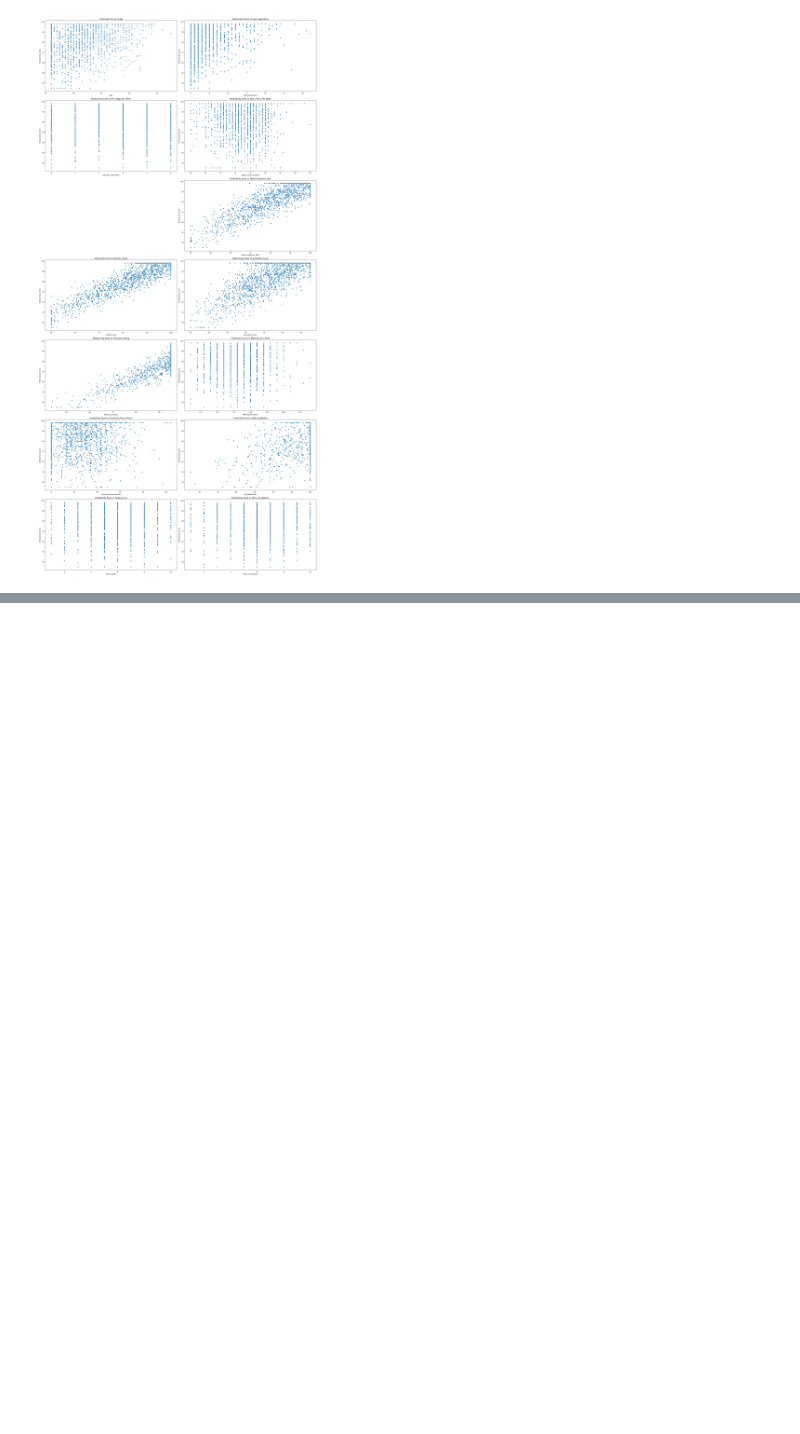
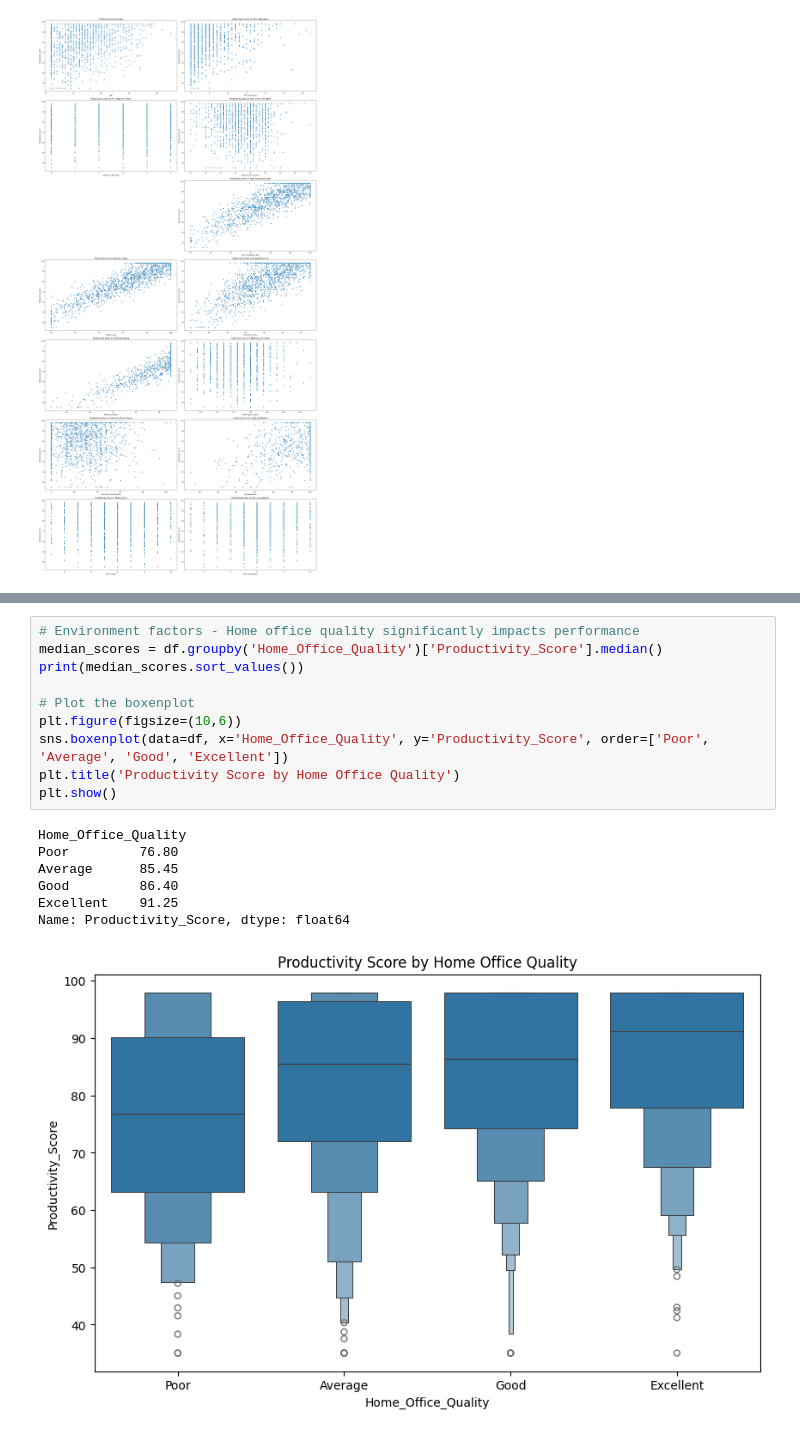
Before and after one commit to EfeDogan/429Project, a Jupyter notebook: new_dataset.ipynb, the cells around one changed output, grey strips where cells are left out. Cells and saved outputs as stored; diff of their text form; blank space fills up the shorter version.

```diff
--- a/new_dataset.ipynb
+++ b/new_dataset.ipynb
@@ -136,0 +175,18 @@ f.tight_layout()
+# %%
+# Environment factors - Home office quality significantly impacts performance
+median_scores = df.groupby('Home_Office_Quality')['Productivity_Score'].median()
+print(median_scores.sort_values())
+
+# Plot the boxenplot
+plt.figure(figsize=(10,6))
+sns.boxenplot(data=df, x='Home_Office_Quality', y='Productivity_Score', order=['Poor', 'Average', 'Good', 'Excellent'])
+plt.title('Productivity Score by Home Office Quality')
+plt.show()
+# %% [output]
+Home_Office_Quality
+Poor         76.80
+Average      85.45
+Good         86.40
+Excellent    91.25
+Name: Productivity_Score, dtype: float64
+[figure, added]
```
Also changed, not shown: parts of 6 cells of this notebook.
